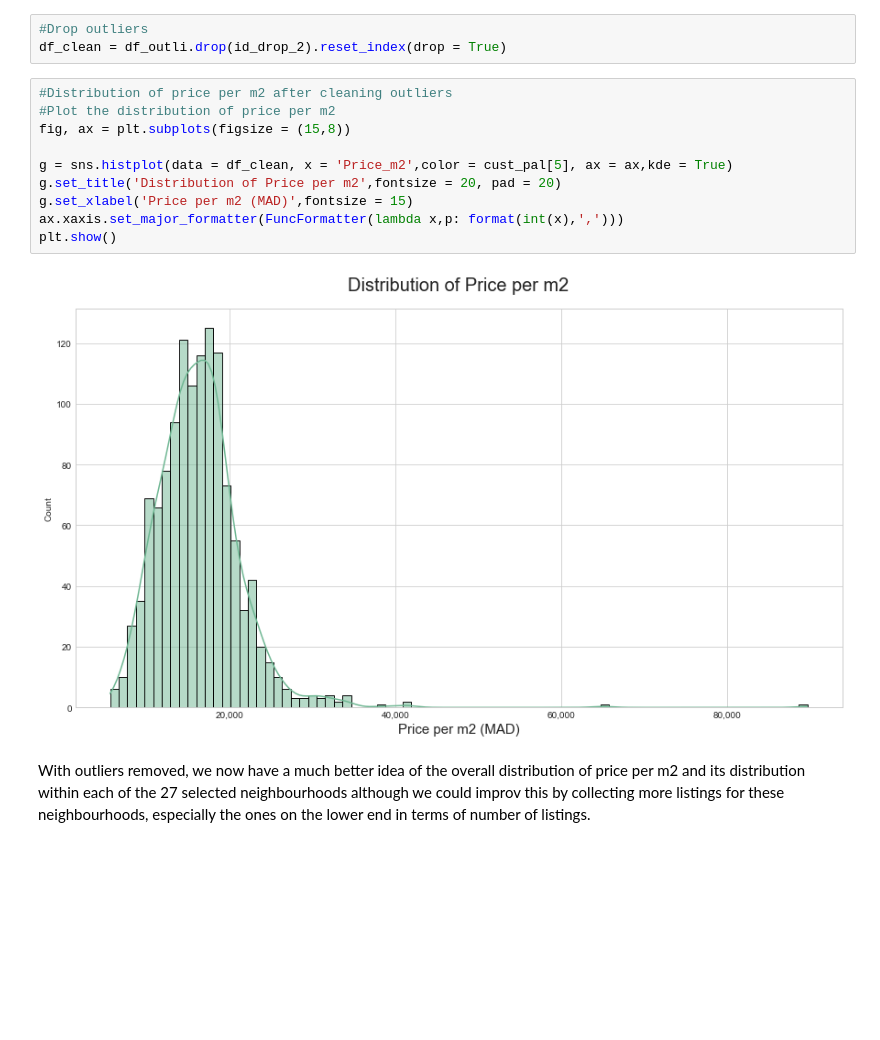
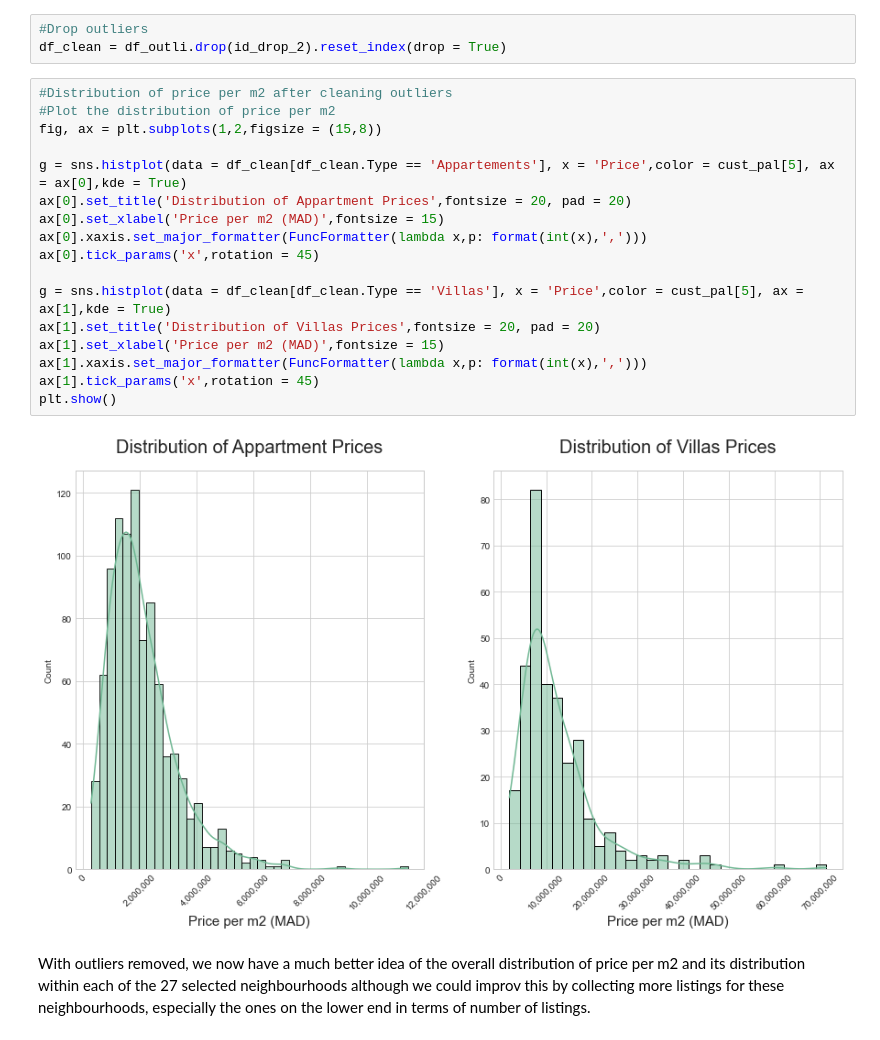
Before and after one commit to iliasoudghiri/Casablanca-House-Prices, a Jupyter notebook: Mubawab_EDA_Price.ipynb, the cells around one changed output. Saved outputs shown, nothing was run; the diff lists cells and outputs as text; blank space fills up the shorter version.

Commit message:
Added visuals

```diff
--- a/Mubawab_EDA_Price.ipynb
+++ b/Mubawab_EDA_Price.ipynb
@@ -542,15 +542,22 @@ df_clean = df_outli.drop(id_drop_2).reset_index(drop = True)
 # %%
 #Distribution of price per m2 after cleaning outliers
 #Plot the distribution of price per m2
-fig, ax = plt.subplots(figsize = (15,8))
+fig, ax = plt.subplots(1,2,figsize = (15,8))
 
-g = sns.histplot(data = df_clean, x = 'Price_m2',color = cust_pal[5], ax = ax,kde = True)
-g.set_title('Distribution of Price per m2',fontsize = 20, pad = 20)
-g.set_xlabel('Price per m2 (MAD)',fontsize = 15)
-ax.xaxis.set_major_formatter(FuncFormatter(lambda x,p: format(int(x),',')))
+g = sns.histplot(data = df_clean[df_clean.Type == 'Appartements'], x = 'Price',color = cust_pal[5], ax = ax[0],kde = True)
+ax[0].set_title('Distribution of Appartment Prices',fontsize = 20, pad = 20)
+ax[0].set_xlabel('Price per m2 (MAD)',fontsize = 15)
+ax[0].xaxis.set_major_formatter(FuncFormatter(lambda x,p: format(int(x),',')))
+ax[0].tick_params('x',rotation = 45)
+
+g = sns.histplot(data = df_clean[df_clean.Type == 'Villas'], x = 'Price',color = cust_pal[5], ax = ax[1],kde = True)
+ax[1].set_title('Distribution of Villas Prices',fontsize = 20, pad = 20)
+ax[1].set_xlabel('Price per m2 (MAD)',fontsize = 15)
+ax[1].xaxis.set_major_formatter(FuncFormatter(lambda x,p: format(int(x),',')))
+ax[1].tick_params('x',rotation = 45)
 plt.show()
 # %% [output]
-[figure, old version]
+[figure, new version]
 # %% [markdown]
 With outliers removed, we now have a much better idea of the overall distribution of price per m2 and its distribution within each of the 27 selected neighbourhoods although we could improv this by collecting more listings for these neighbourhoods, especially the ones on the lower end in terms of number of listings.
 # %% [markdown]
```
Also changed, not shown: parts of 3 cells of this notebook, 3 other files.
